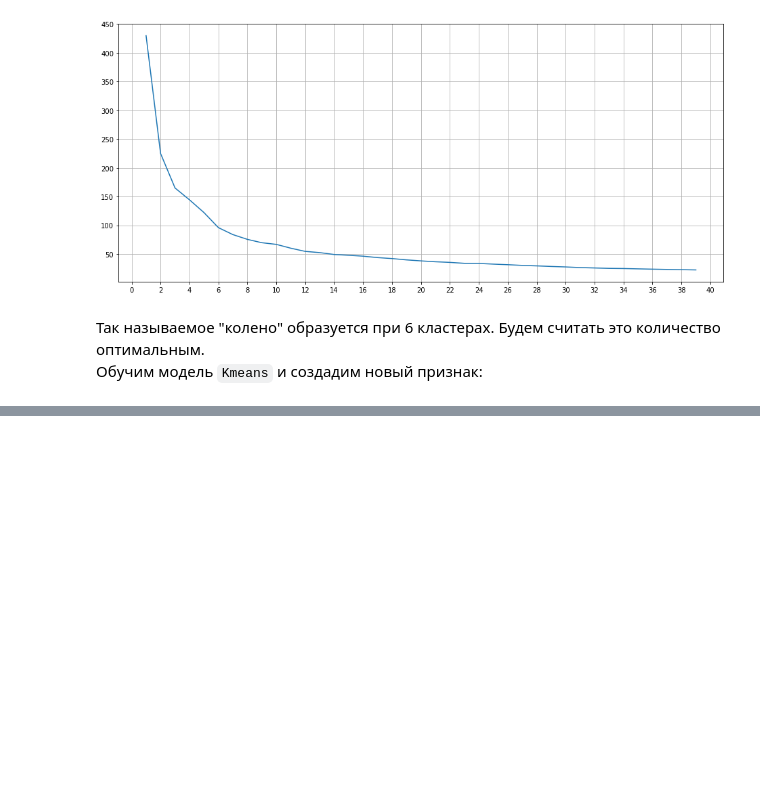
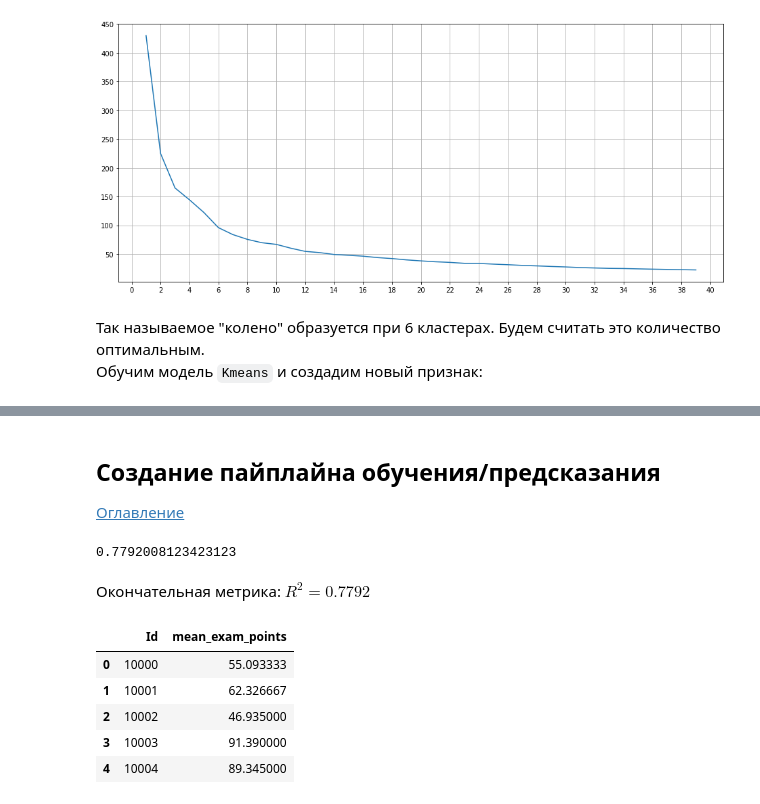
Before and after one commit to WiZor1/Edu_ML_Algorithms, a Jupyter notebook: CW_Regression.ipynb, the cells around one changed output, grey strips where cells are left out. Drawn from its saved outputs; the diff is of its cells as text; code cells hidden in the pictures; blank space fills up the shorter version.

```diff
--- a/CW_Regression.ipynb
+++ b/CW_Regression.ipynb
@@ -1292,11 +618,0 @@ X_test_cluster['NN'] = pred_test_NN
-# %%
-X_train = df_train_cluster.drop(columns=['mean_exam_points', 'pred_target']).reset_index(drop=True)
-y_train = y_train.reset_index(drop=True)
-new_model = BootstrapAggregation(DecisionTreeRegressor,
-                                random_state=33,
-                                alg_count=150,
-                                features_in_sample=len(X_train.columns),
-                                sample_size=0.2)
-new_model.fit(X_train, y_train)
-new_pred_train = new_model.predict(X_train)
-new_pred_test = new_model.predict(X_test_cluster)
@@ -1384,0 +887,3 @@ answers
+# %% [markdown]
+## Создание пайплайна обучения/предсказания<a id="pipline">
+[Оглавление](#main)
@@ -1385,2 +1010,26 @@ answers
+# %%
+pipeline = Pipeline()
+pipeline.fit(X_train, y_train)
+
+predictd_test = pipeline.predict(X_test)
+r2_score(predictd_test, y_test)
+# %% [output]
+0.7792008123423123
+# %% [markdown]
+Окончательная метрика: $R^2 = 0.7792$
+# %%
+answers = pipeline.predict(df_test)
+answers = pd.DataFrame(data=answers)
+answers['Id'] = answers.index + 10000
+answers.columns = ['mean_exam_points', 'Id']
+answers = answers[['Id','mean_exam_points']]
+answers.head()
+# %% [output]
+|  | Id | mean_exam_points |
+| 0 | 10000 | 55.093333 |
+| 1 | 10001 | 62.326667 |
+| 2 | 10002 | 46.935000 |
+| 3 | 10003 | 91.390000 |
+| 4 | 10004 | 89.345000 |
 # %%
 answers.to_csv(DATA_PATH / 'answers.csv', index=False)
```
Also changed, not shown: parts of 113 cells of this notebook.
